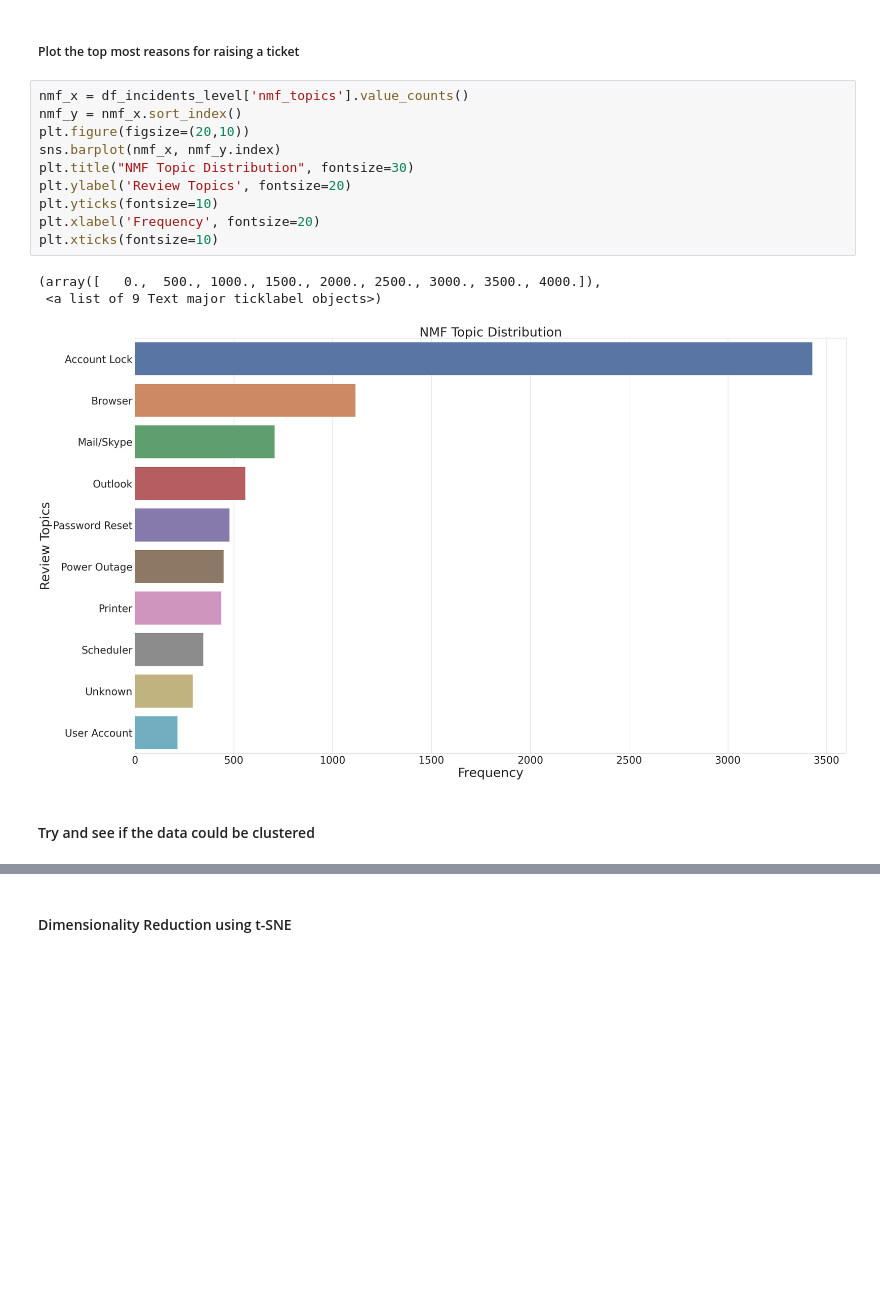
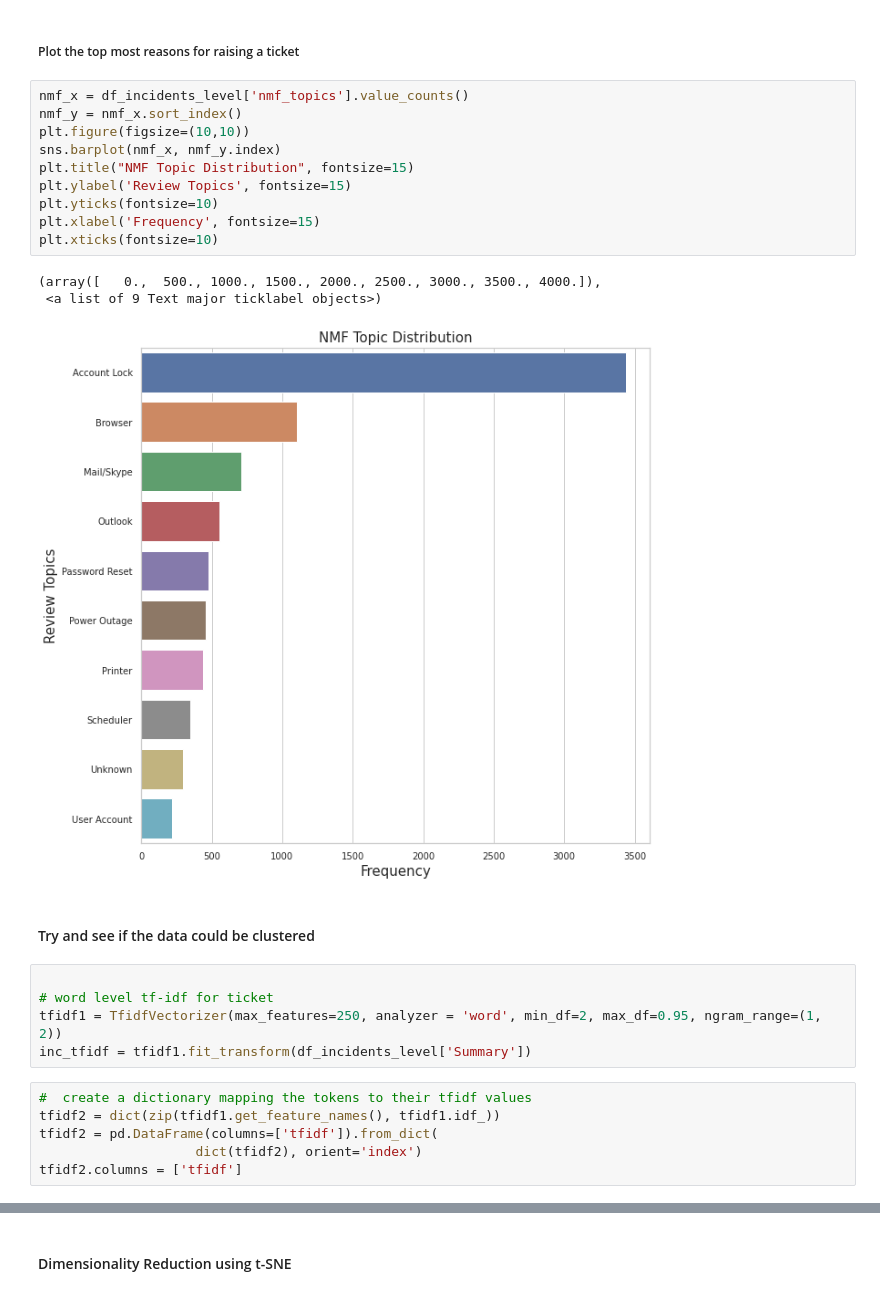
Before and after one commit to arvind2047/gl_capstone, a Jupyter notebook: Capstone_Automatic_Ticket_Assignment_NLP.ipynb, the cells around one changed output, grey strips where cells are left out. Cells and saved outputs as stored; diff of their text form; blank space fills up the shorter version.

```diff
--- a/Capstone_Automatic_Ticket_Assignment_NLP.ipynb
+++ b/Capstone_Automatic_Ticket_Assignment_NLP.ipynb
@@ -1391,16 +1531,27 @@ df_incidents_level['nmf_topics'] = df_incidents_level['nmf_topics'].map(nmf_rema
 # %%
 nmf_x = df_incidents_level['nmf_topics'].value_counts()
 nmf_y = nmf_x.sort_index()
-plt.figure(figsize=(20,10))
+plt.figure(figsize=(10,10))
 sns.barplot(nmf_x, nmf_y.index)
-plt.title("NMF Topic Distribution", fontsize=30)
-plt.ylabel('Review Topics', fontsize=20)
+plt.title("NMF Topic Distribution", fontsize=15)
+plt.ylabel('Review Topics', fontsize=15)
 plt.yticks(fontsize=10)
-plt.xlabel('Frequency', fontsize=20)
+plt.xlabel('Frequency', fontsize=15)
 plt.xticks(fontsize=10)
 # %% [output]
 (array([   0.,  500., 1000., 1500., 2000., 2500., 3000., 3500., 4000.]),
  <a list of 9 Text major ticklabel objects>)
-[figure, old version]
+[figure, new version]
 # %% [markdown]
 #### Try and see if the data could be clustered
+# %%
+
+# word level tf-idf for ticket
+tfidf1 = TfidfVectorizer(max_features=250, analyzer = 'word', min_df=2, max_df=0.95, ngram_range=(1, 2))
+inc_tfidf = tfidf1.fit_transform(df_incidents_level['Summary'])
+# %%
+#  create a dictionary mapping the tokens to their tfidf values
+tfidf2 = dict(zip(tfidf1.get_feature_names(), tfidf1.idf_))
+tfidf2 = pd.DataFrame(columns=['tfidf']).from_dict(
+                    dict(tfidf2), orient='index')
+tfidf2.columns = ['tfidf']
```
Also changed, not shown: parts of 123 cells of this notebook.
